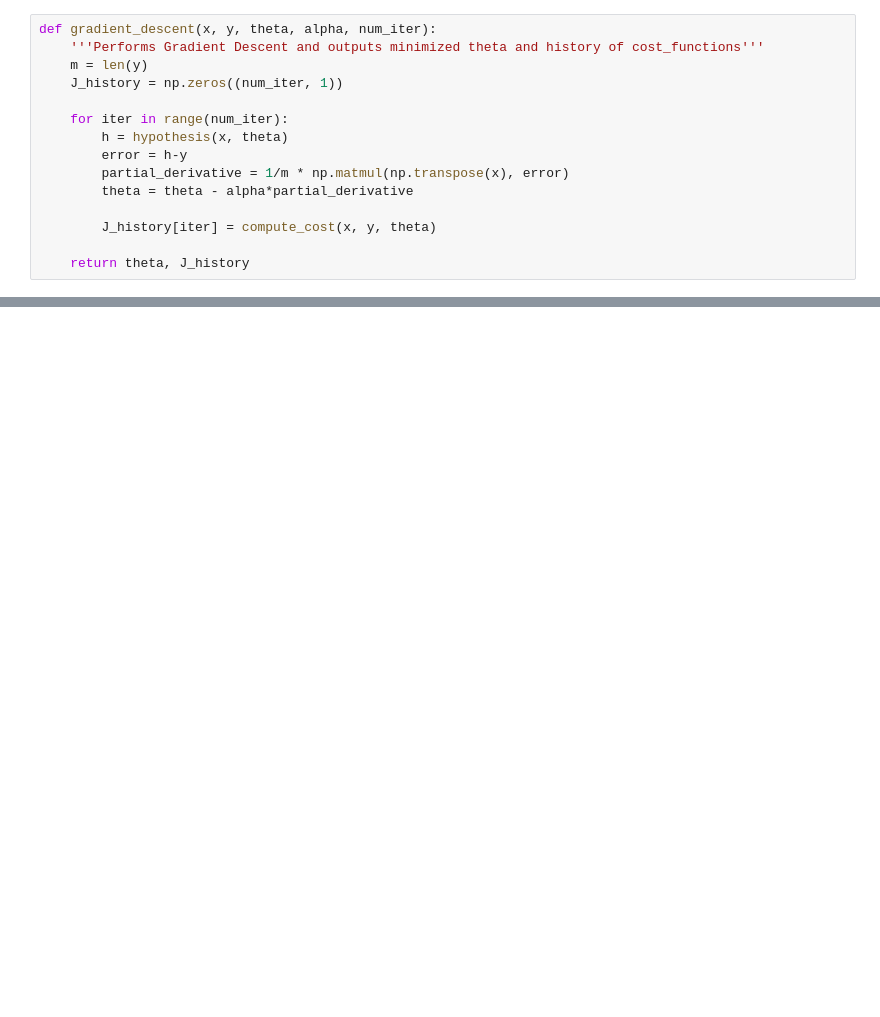
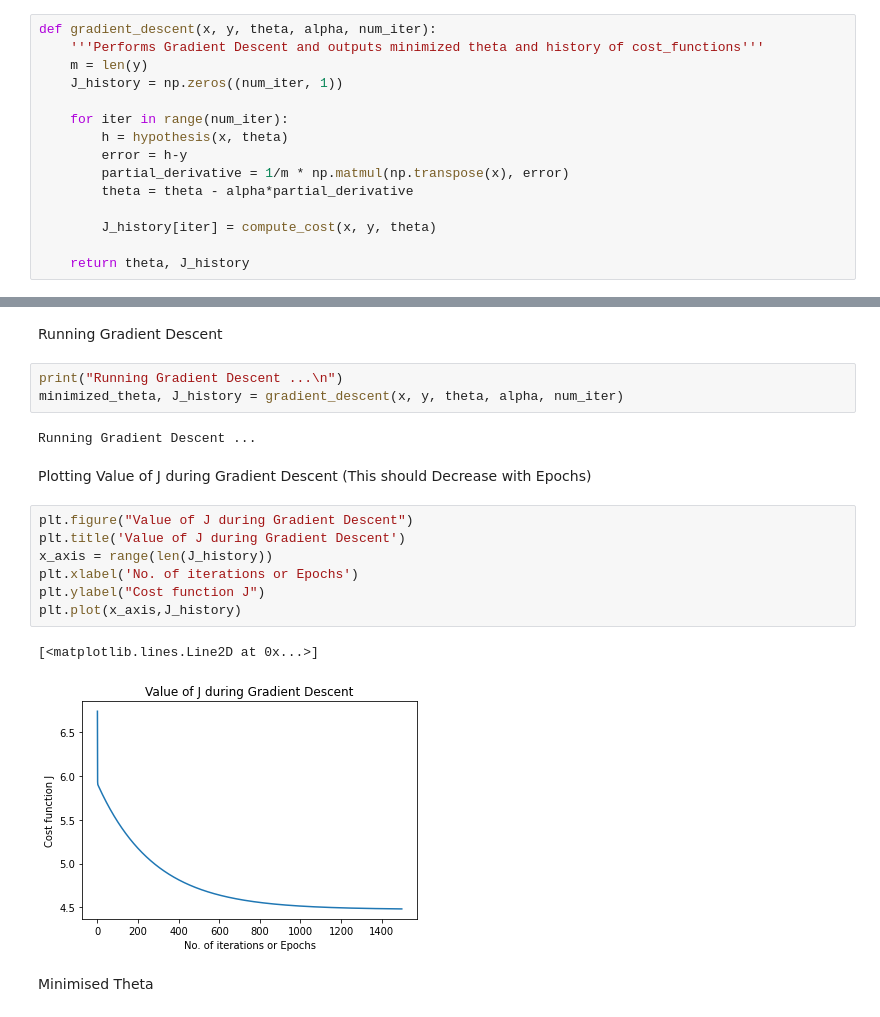
Before and after one commit to Abhiroop25902/ml-python, a Jupyter notebook: Linear Regression/One Variable/Linear_Regression.ipynb, the cells around one changed output, grey strips where cells are left out. Drawn from its saved outputs; the diff is of its cells as text; blank space fills up the shorter version.

```diff
--- a/Linear Regression/One Variable/Linear_Regression.ipynb
+++ b/Linear Regression/One Variable/Linear_Regression.ipynb
@@ -126,0 +162,21 @@ For population = 70,000, we predict a profit of [45342.45012945]
+# %% [markdown]
+Running Gradient Descent
+# %%
+print("Running Gradient Descent ...\n")
+minimized_theta, J_history = gradient_descent(x, y, theta, alpha, num_iter)
+# %% [output]
+Running Gradient Descent ...
+# %% [markdown]
+Plotting Value of J during Gradient Descent (This should Decrease with Epochs)
+# %%
+plt.figure("Value of J during Gradient Descent")
+plt.title('Value of J during Gradient Descent')
+x_axis = range(len(J_history))
+plt.xlabel('No. of iterations or Epochs')
+plt.ylabel("Cost function J")
+plt.plot(x_axis,J_history)
+# %% [output]
+[<matplotlib.lines.Line2D at 0x...>]
+[figure, added]
+# %% [markdown]
+Minimised Theta
```
Also changed, not shown: parts of 21 cells of this notebook.
